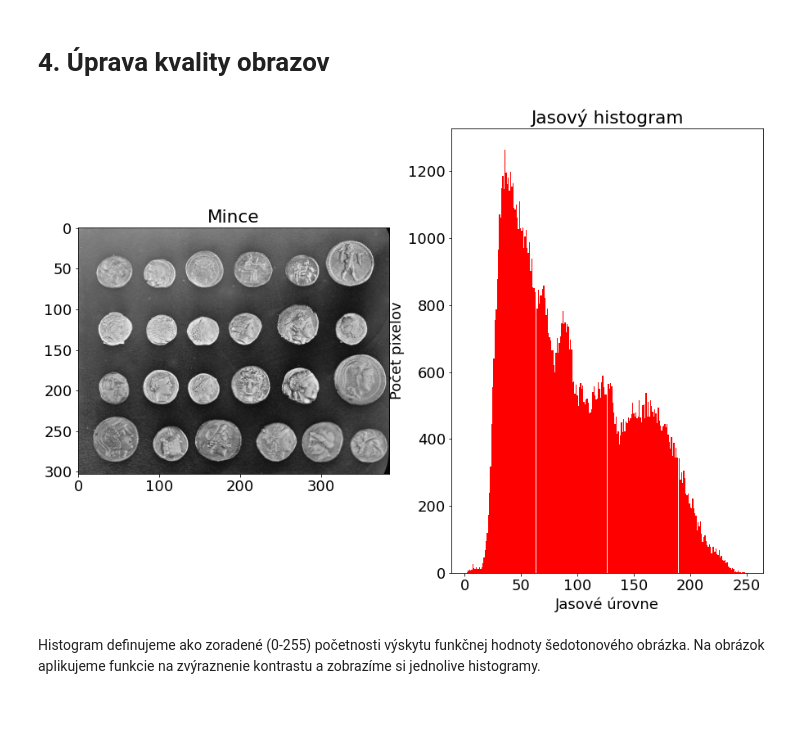
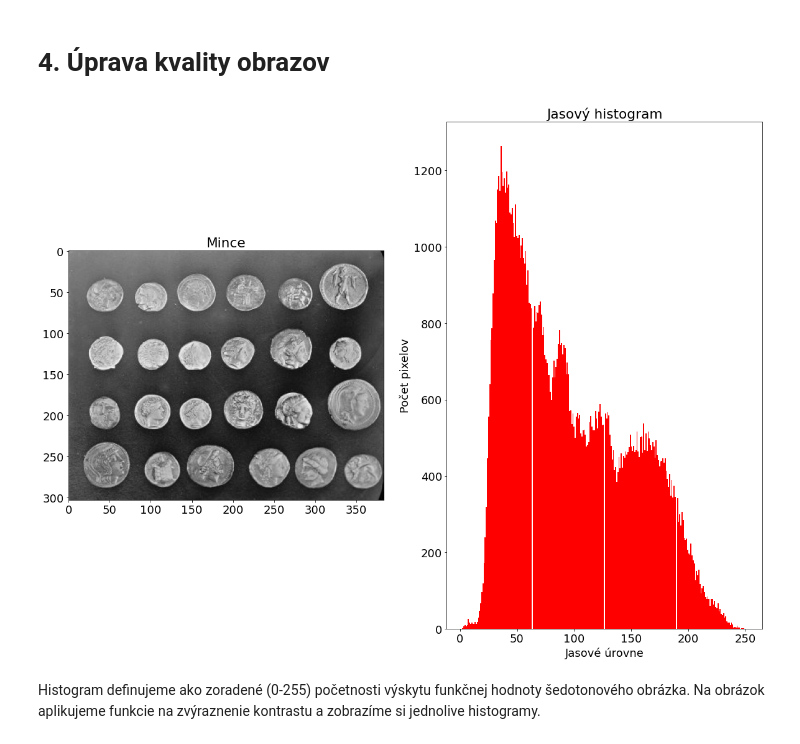
Before and after one commit to Miro001/computer-vision, a Jupyter notebook: 4. Úprava kvality obrazov.ipynb, the cells around one changed output. Cells and saved outputs as stored; diff of their text form; code cells hidden in the pictures; blank space fills up the shorter version.

```diff
--- a/4. Úprava kvality obrazov.ipynb
+++ b/4. Úprava kvality obrazov.ipynb
@@ -13,19 +13,19 @@ plt.rcParams['axes.labelcolor'] = 'black'
 plt.rcParams['font.size'] = 18
 # %%
 image = data.coins()
-plt.figure(figsize=(15, 10))
+plt.figure(figsize=(20, 15))
 ax1=plt.subplot(121)
 ax1.imshow(image,cmap='gray')
 ax1.set_title("Mince")
 ax2 = plt.subplot(1,2,2)
 ax2.set_title("Jasový histogram")
 ax2.set_xlabel("Jasové úrovne")
 ax2.set_ylabel("Počet pixelov")
 raveled_image = image.ravel()
 reshaped_image = np.reshape(image,(image.shape[0]*image.shape[1],))
 pt1 = ax2.hist(reshaped_image, bins=255, histtype='bar', color='red');
 # %% [output]
-[figure, old version]
+[figure, new version]
 # %% [markdown]
 Histogram definujeme ako zoradené (0-255) početnosti výskytu funkčnej hodnoty šedotonového obrázka.
 Na obrázok aplikujeme funkcie na zvýraznenie kontrastu a zobrazíme si jednolive histogramy.
```
